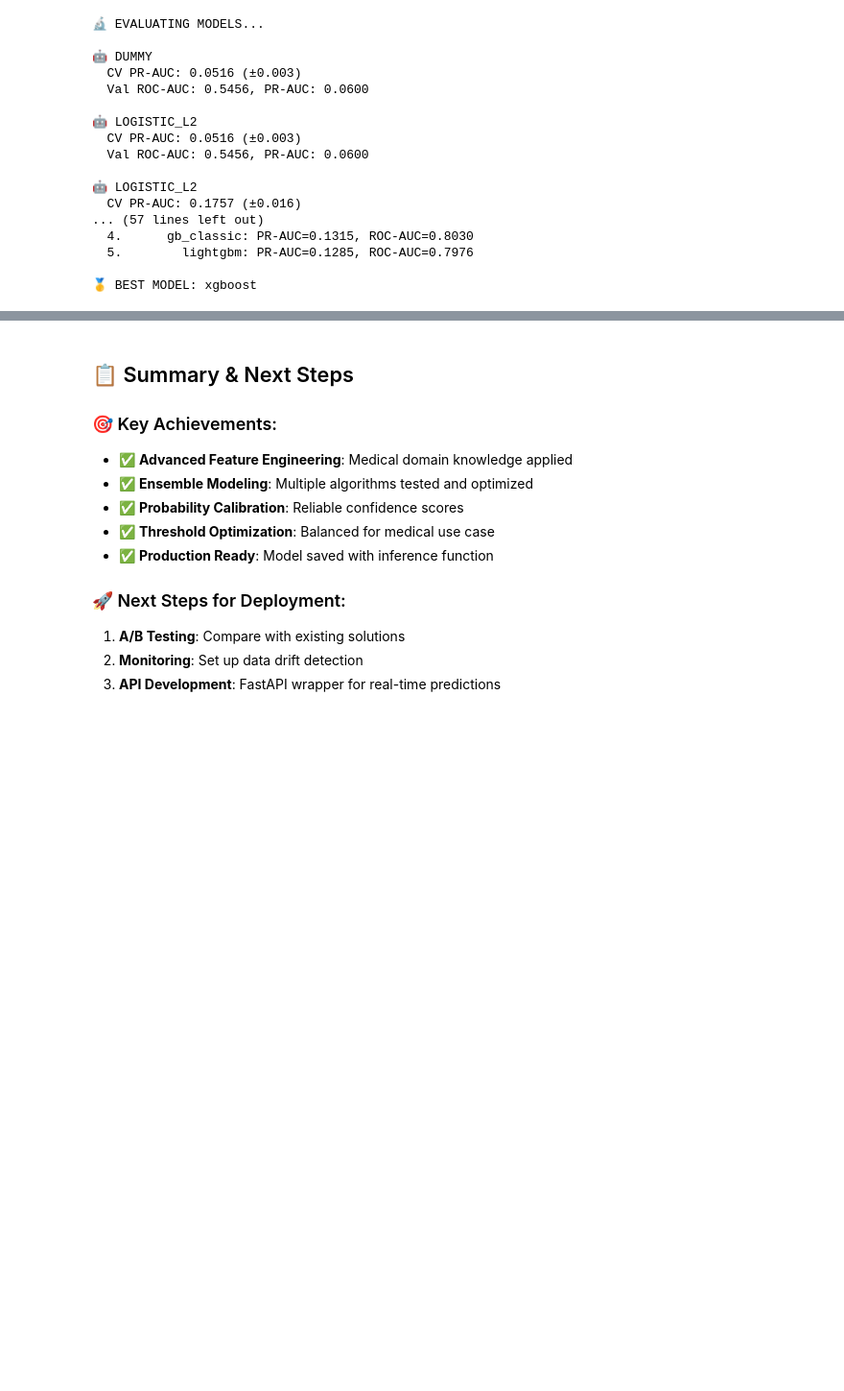
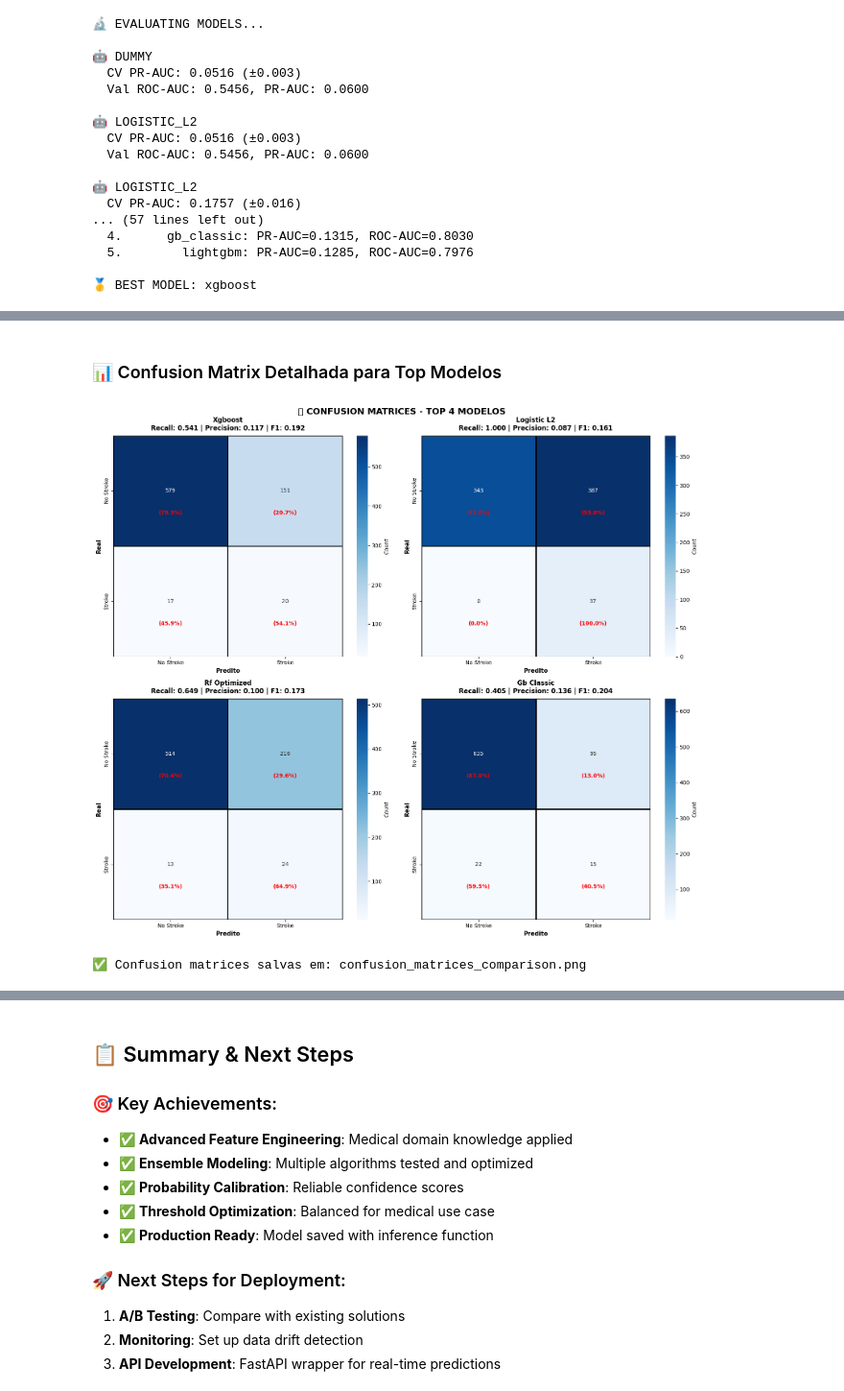
Before and after one commit to ArgusPortal/StrokePrediction, a Jupyter notebook: Stroke_Prediction_v2_Enhanced.ipynb, the cells around one changed output, grey strips where cells are left out. Shown at 96% size. Saved outputs shown, nothing was run; the diff lists cells and outputs as text; code cells hidden in the pictures; blank space fills up the shorter version.

```diff
--- a/Stroke_Prediction_v2_Enhanced.ipynb
+++ b/Stroke_Prediction_v2_Enhanced.ipynb
@@ -852,0 +939,72 @@ final_report = final_quality_check()
+# %% [markdown]
+### 📊 Confusion Matrix Detalhada para Top Modelos
+# %%
+# === CONFUSION MATRICES PARA TOP MODELOS ===
+
+def plot_confusion_matrices_comparison(results, ranking, n_models=4):
+    """Plot confusion matrices para os top N modelos"""
+
+    n_models = min(n_models, len(ranking))
+
+    fig, axes = plt.subplots(2, 2, figsize=(16, 14))
+    axes = axes.ravel()
+
+    fig.suptitle('🎯 CONFUSION MATRICES - TOP 4 MODELOS',
+                fontsize=16, fontweight='bold')
+
+    for i, (name, result) in enumerate(ranking[:n_models]):
+        ax = axes[i]
+
+        # Obter predições
+        y_proba = result['y_proba']
+        threshold = optimal_threshold if 'optimal_threshold' in globals() else 0.5
+        y_pred = (y_proba >= threshold).astype(int)
+
+        # Confusion matrix
+        cm = confusion_matrix(y_val, y_pred)
+
+        # Normalizar para porcentagens
+        cm_normalized = cm.astype('float') / cm.sum(axis=1)[:, np.newaxis]
+
+        # Plot heatmap
+        sns.heatmap(cm, annot=True, fmt='d', cmap='Blues', ax=ax,
+                   xticklabels=['No Stroke', 'Stroke'],
+                   yticklabels=['No Stroke', 'Stroke'],
+                   cbar_kws={'label': 'Count'},
+                   linewidths=2, linecolor='black')
+
+        # Adicionar porcentagens
+        for j in range(2):
+            for k in range(2):
+                text = ax.text(k + 0.5, j + 0.7, f'({cm_normalized[j, k]*100:.1f}%)',
+                             ha="center", va="center", color="red", fontweight='bold',
+                             fontsize=10)
+
+        # Métricas
+        tn, fp, fn, tp = cm.ravel()
+
+        recall = tp / (tp + fn) if (tp + fn) > 0 else 0
+        precision = tp / (tp + fp) if (tp + fp) > 0 else 0
+        specificity = tn / (tn + fp) if (tn + fp) > 0 else 0
+        f1 = 2 * (precision * recall) / (precision + recall) if (precision + recall) > 0 else 0
+
+        # Título com métricas
+        title = f"{name.replace('_', ' ').title()}\n"
+        title += f"Recall: {recall:.3f} | Precision: {precision:.3f} | F1: {f1:.3f}"
+
+        ax.set_title(title, fontweight='bold', fontsize=12, pad=10)
+        ax.set_xlabel('Predito', fontweight='bold', fontsize=11)
+        ax.set_ylabel('Real', fontweight='bold', fontsize=11)
+
+    plt.tight_layout()
+    plt.savefig(RESULTS_PATH / 'confusion_matrices_comparison.png', dpi=300, bbox_inches='tight')
+    plt.show()
+
+    print("✅ Confusion matrices salvas em: confusion_matrices_comparison.png")
+
+# Executar
+if 'results' in globals() and 'ranking' in globals():
+    plot_confusion_matrices_comparison(results, ranking)
+# %% [output]
+[figure, added]
+✅ Confusion matrices salvas em: confusion_matrices_comparison.png
```
Also changed, not shown: parts of 27 cells of this notebook, 14 other files.
